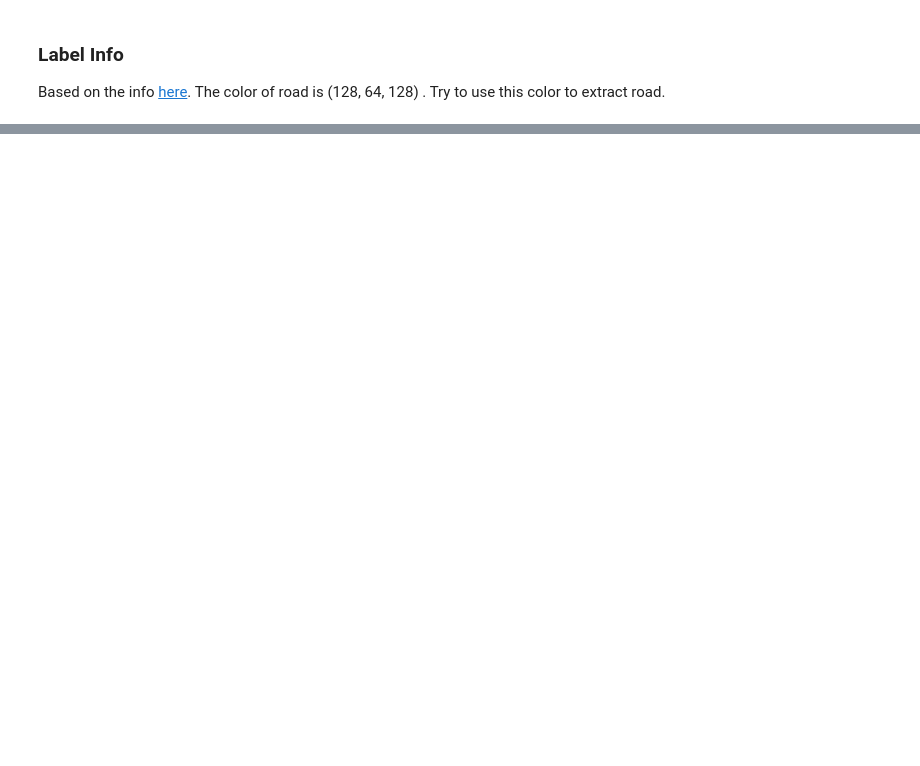
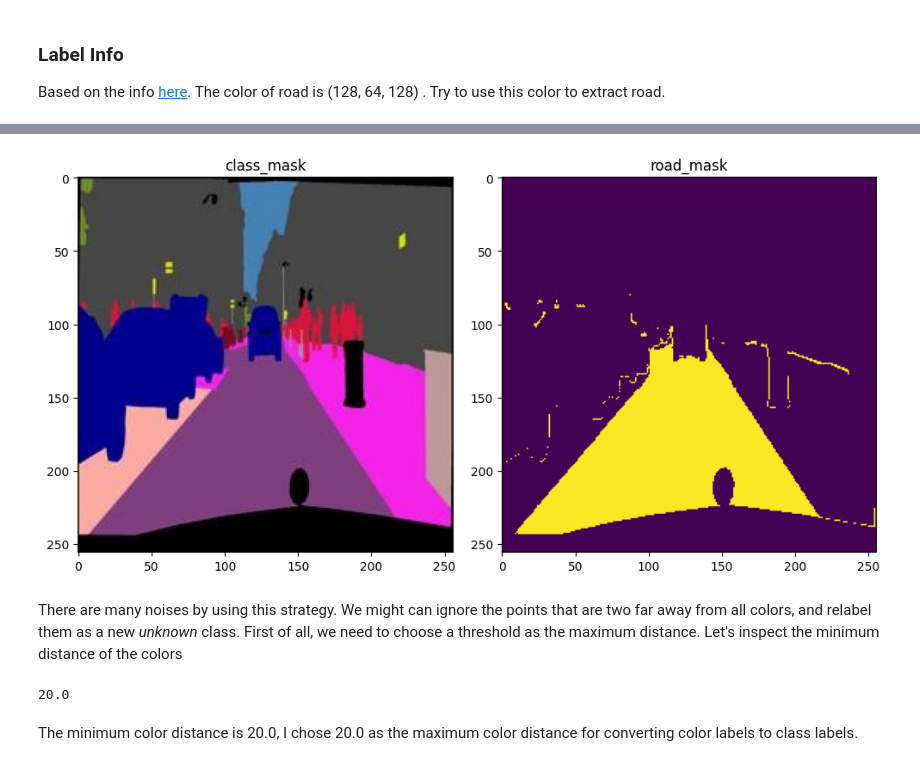
Before and after one commit to WeilongYE/unet-for-cityscapes-road-segmentation, a Jupyter notebook: unet_for_cityscapes_road_segmentation.ipynb, the cells around one changed output, grey strips where cells are left out. Drawn from its saved outputs; the diff is of its cells as text; code cells hidden in the pictures; blank space fills up the shorter version.

```diff
--- a/unet_for_cityscapes_road_segmentation.ipynb
+++ b/unet_for_cityscapes_road_segmentation.ipynb
@@ -127,0 +308,31 @@ It showed that the road color label is not exactly (128,64,128)
+# %%
+def convert_class_mask_to_road_mask(class_mask, road_class_id):
+    road_mask = np.zeros((h, w//2, 1), dtype='int')
+    road_mask[class_mask == road_class_id] = 1
+    return road_mask
+# %%
+road_mask = convert_class_mask_to_road_mask(class_mask, road_classID)
+fig, axis = plt.subplots(1, 2, figsize=(10, 5))
+axis[0].imshow(y)
+axis[0].set_title("class_mask")
+axis[1].imshow(road_mask)
+axis[1].set_title("road_mask")
+plt.tight_layout()
+plt.show()
+# %% [output]
+[figure, added]
+# %% [markdown]
+There are many noises by using this strategy. We might can ignore the points that are two far away from all colors, and relabel them as a new *unknown* class. First of all, we need to choose a threshold as the maximum distance. Let's inspect the minimum distance of the colors
+# %%
+colors = list(color_to_classID.keys())
+min_dist = color_distance((0,0,0), (255,255,255))
+for i in range(len(colors)):
+    for j in range(i+1, len(colors)):
+        dist = color_distance(colors[i], colors[j])
+        if dist < min_dist:
+            min_dist = dist
+print(min_dist)
+# %% [output]
+20.0
+# %% [markdown]
+The minimum color distance is 20.0, I chose 20.0 as the maximum color distance for converting color labels to class labels.
```
Also changed, not shown: parts of 19 cells of this notebook.
